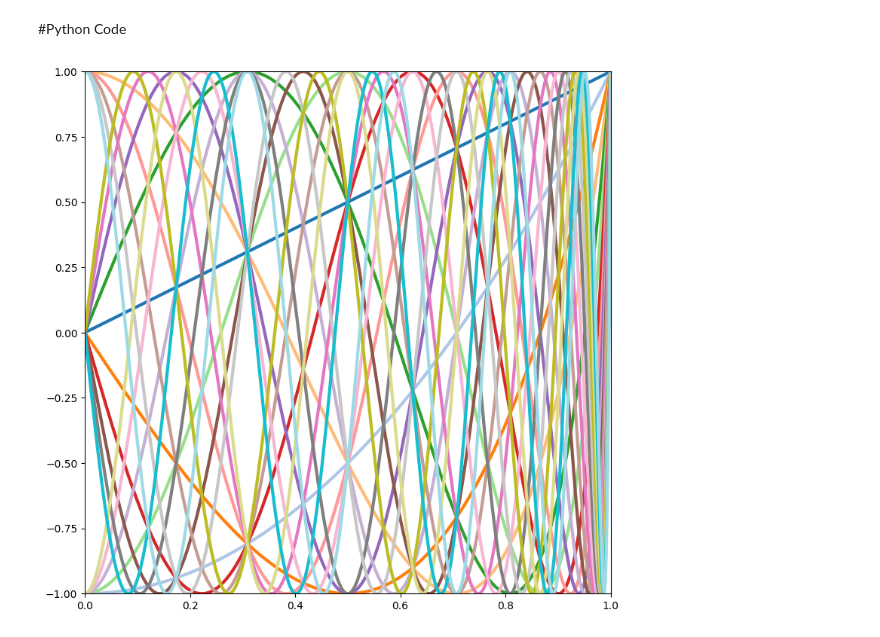
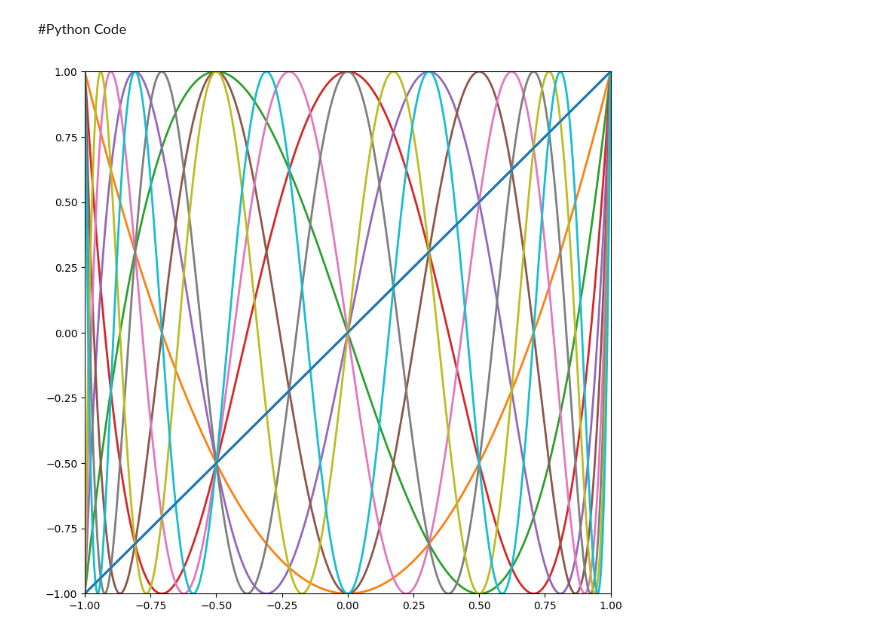
Before and after one commit to bingsen-wang/Math, a Jupyter notebook: ChebyshevPolynomial.ipynb, the cells around one changed output. Saved outputs shown, nothing was run; the diff lists cells and outputs as text; code cells hidden in the pictures.

```diff
--- a/ChebyshevPolynomial.ipynb
+++ b/ChebyshevPolynomial.ipynb
@@ -13,25 +13,26 @@ Dr. Bingsen Wang
 # %%
 from numpy import linspace
 from matplotlib import animation,pyplot,cm
 
 def cheb(n,x):
   if n==0:
     return 1
   elif n==1:
     return x
   else:
     return 2*x*cheb(n-1,x)-cheb(n-2,x)
-clst = list(cm.tab20.colors) #colors of lines
-x,n = linspace(0,1,500),linspace(1,20,20)
+
+clst = list(cm.tab10.colors) #colors of lines
+x,n = linspace(-1,1,500),linspace(1,10,10)
 Tn = [cheb(k+1,x) for k in range(len(n))]
 fig,ax = pyplot.subplots(figsize=([9,9]))
-ax.set_xlim(0,1)
+ax.set_xlim(-1,1)
 ax.set_ylim(-1,1)
-lines = [ax.plot([],[],lw=3,c=clst[i%len(clst)])[0] for i in range(len(n))]
+
 def animate(i):
-  lines[i].set_data(x,Tn[i])
+  ax.plot(x,Tn[i],lw=2,c=clst[i%len(clst)])
   return
 anim = animation.FuncAnimation(fig, animate, frames=len(n), interval=50)
 anim.save("chebyshevPolynomials.mp4", writer=animation.FFMpegWriter(fps=1), dpi = 200)
 # %% [output]
-[figure, old version]
+[figure, new version]
```
